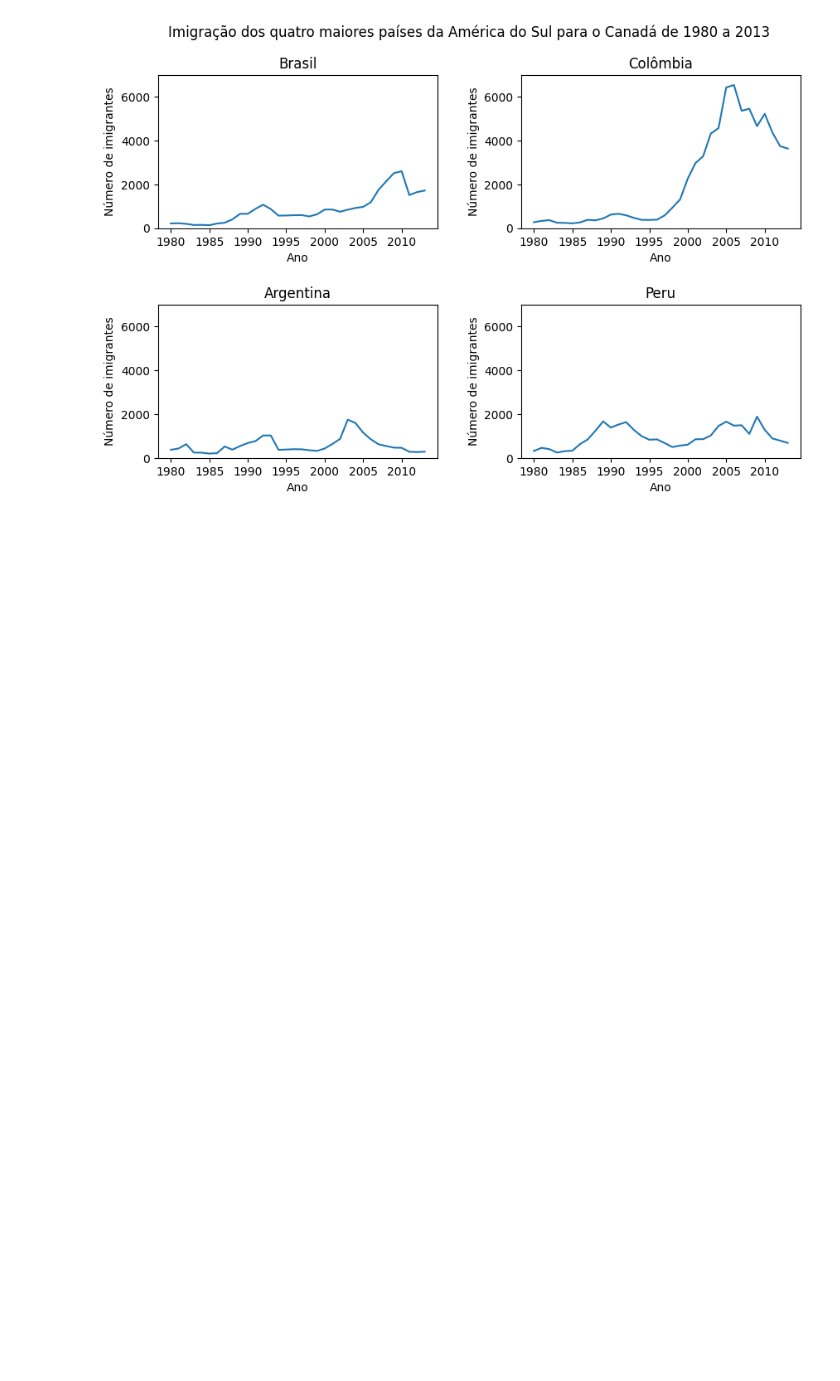
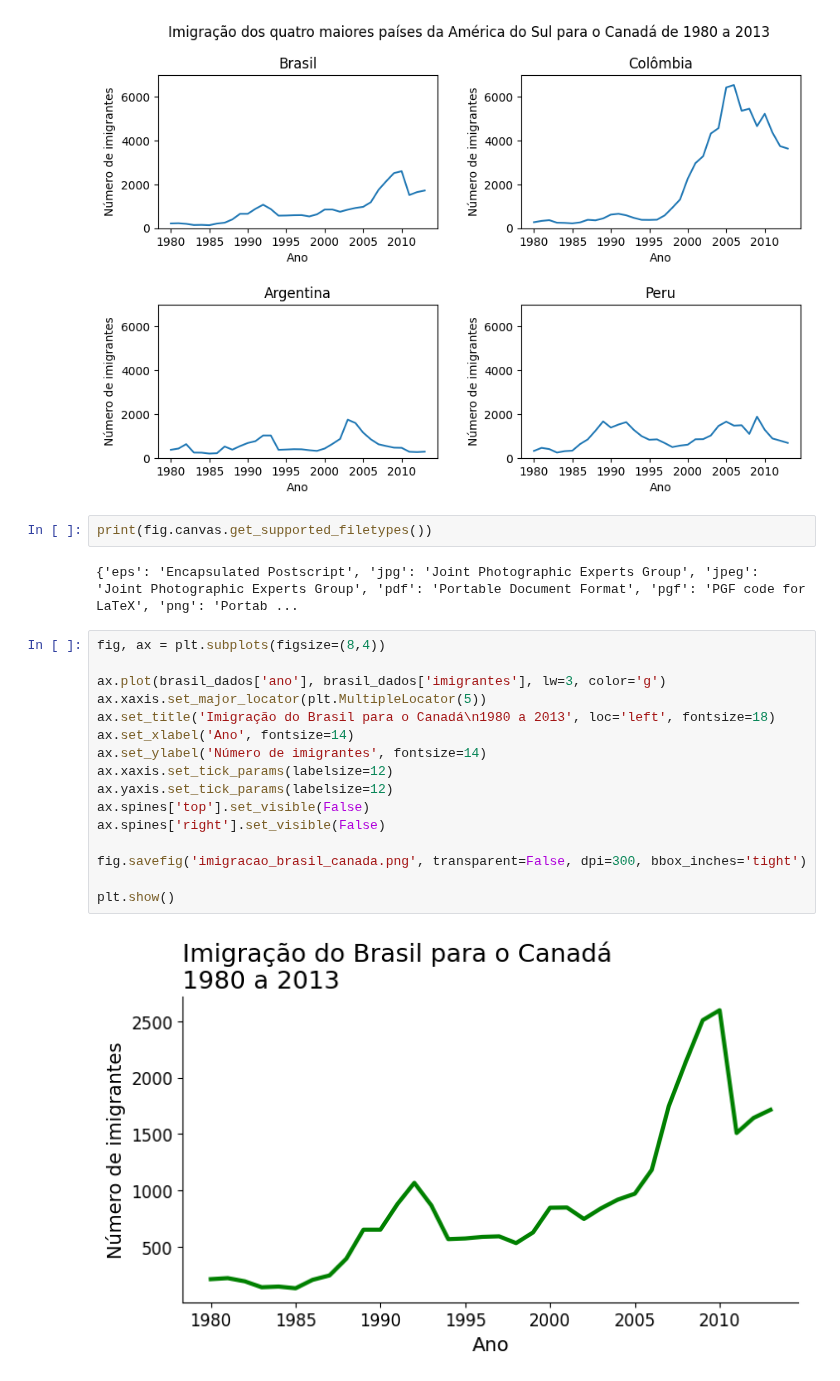
Before and after one commit to rafaelreisramos/oracle-one, a Jupyter notebook: data-visualization-graficos-bibliotecas-python/data_visualization.ipynb, the cells around one changed output. Saved outputs shown, nothing was run; the diff lists cells and outputs as text; blank space fills up the shorter version.

```diff
--- a/data-visualization-graficos-bibliotecas-python/data_visualization.ipynb
+++ b/data-visualization-graficos-bibliotecas-python/data_visualization.ipynb
@@ -192,3 +192,25 @@ for ax in axs.ravel():
 plt.show()
 # %% [output]
 [figure]
+# %%
+print(fig.canvas.get_supported_filetypes())
+# %% [output]
+{'eps': 'Encapsulated Postscript', 'jpg': 'Joint Photographic Experts Group', 'jpeg': 'Joint Photographic Experts Group', 'pdf': 'Portable Document Format', 'pgf': 'PGF code for LaTeX', 'png': 'Portab ...
+# %%
+fig, ax = plt.subplots(figsize=(8,4))
+
+ax.plot(brasil_dados['ano'], brasil_dados['imigrantes'], lw=3, color='g')
+ax.xaxis.set_major_locator(plt.MultipleLocator(5))
+ax.set_title('Imigração do Brasil para o Canadá\n1980 a 2013', loc='left', fontsize=18)
+ax.set_xlabel('Ano', fontsize=14)
+ax.set_ylabel('Número de imigrantes', fontsize=14)
+ax.xaxis.set_tick_params(labelsize=12)
+ax.yaxis.set_tick_params(labelsize=12)
+ax.spines['top'].set_visible(False)
+ax.spines['right'].set_visible(False)
+
+fig.savefig('imigracao_brasil_canada.png', transparent=False, dpi=300, bbox_inches='tight')
+
+plt.show()
+# %% [output]
+[figure, added]
```
Also changed, not shown: parts of 7 cells of this notebook.
